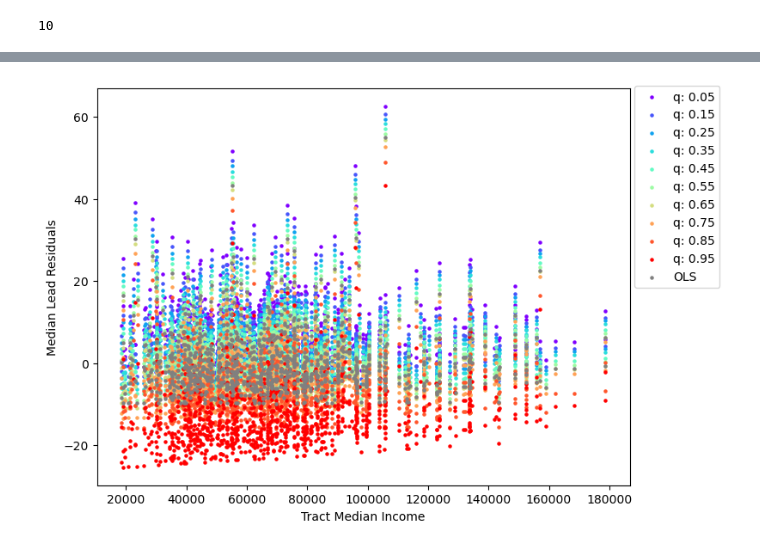
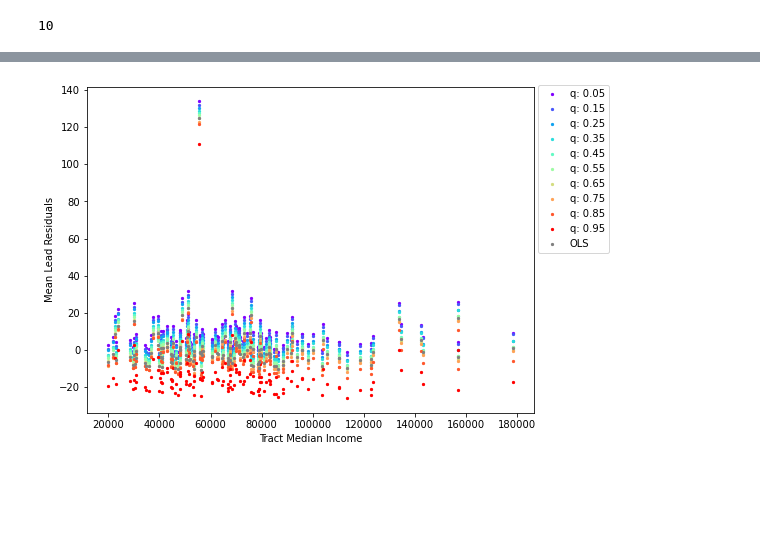
Before and after one commit to jacobhthomas/LeadWater, a Jupyter notebook: qr_income.ipynb, the cells around one changed output, grey strips where cells are left out. Cells and saved outputs as stored; diff of their text form; code cells hidden in the pictures; blank space fills up the shorter version.

```diff
--- a/qr_income.ipynb
+++ b/qr_income.ipynb
@@ -34,7 +49,13 @@ df.head(5)
+# %%
+df['avg_draw'] = df[draw_cols].mean(axis=1)
+df = df.drop(columns=draw_cols)
+# %%
+df['tract_income'] = df['Tract Median Income']
+df = df.drop(columns=['Tract Median Income'])
 # %% [markdown]
 Least Absolute Deviation
 # %%
-mod = smf.quantreg('median_lead ~ tract_income', df)
+mod = smf.quantreg('avg_draw ~ tract_income', df)
 res = mod.fit(q=.9)
 print(res.summary())
 # %% [output]
@@ -66,7 +87,7 @@ def fit_model(q):
 models = [fit_model(x) for x in quantiles_]
 models = pd.DataFrame(models, columns=['q', 'a', 'b', 'lb', 'ub'])
 
-ols = smf.ols('median_lead ~ tract_income', df).fit()
+ols = smf.ols('avg_draw ~ tract_income', df).fit()
 ols_ci = ols.conf_int().loc['tract_income'].tolist()
 ols = dict(a = ols.params['Intercept'],
               b = ols.params['tract_income'],
@@ -123,26 +178,26 @@ plt.show()
 # %%
 #residual plot for quantile regression
 fig, ax = plt.subplots(figsize=(8,6))
 
 for i in range(models.shape[0]):
     y = models.a[i] + models.b[i] * df.tract_income
-    ax.scatter(df.tract_income, df.median_lead - y, color=colors[i], label='q: ' + str(models.q[i].round(2)),s=5)
+    ax.scatter(df.tract_income, df.avg_draw - y, color=colors[i], label='q: ' + str(models.q[i].round(2)),s=5)
 
 ax.set_xlabel('Tract Income')
 ax.set_ylabel('Residuals')
 
 ax.legend(loc='upper left')
 
 
 #residual plot for OLS
 
-ax.scatter(df.tract_income, df.median_lead - y_ols, color='grey', label='OLS',s=5)
+ax.scatter(df.tract_income, df.avg_draw - y_ols, color='grey', label='OLS',s=5)
 
 ax.set_xlabel('Tract Median Income')
-ax.set_ylabel('Median Lead Residuals')
+ax.set_ylabel('Mean Lead Residuals')
 
 ax.legend(bbox_to_anchor=(1.18, 1.02))
 
 plt.show()
 # %% [output]
-[figure, old version]
+[figure, new version]
```
Also changed, not shown: parts of 9 cells of this notebook, 7 other files.
